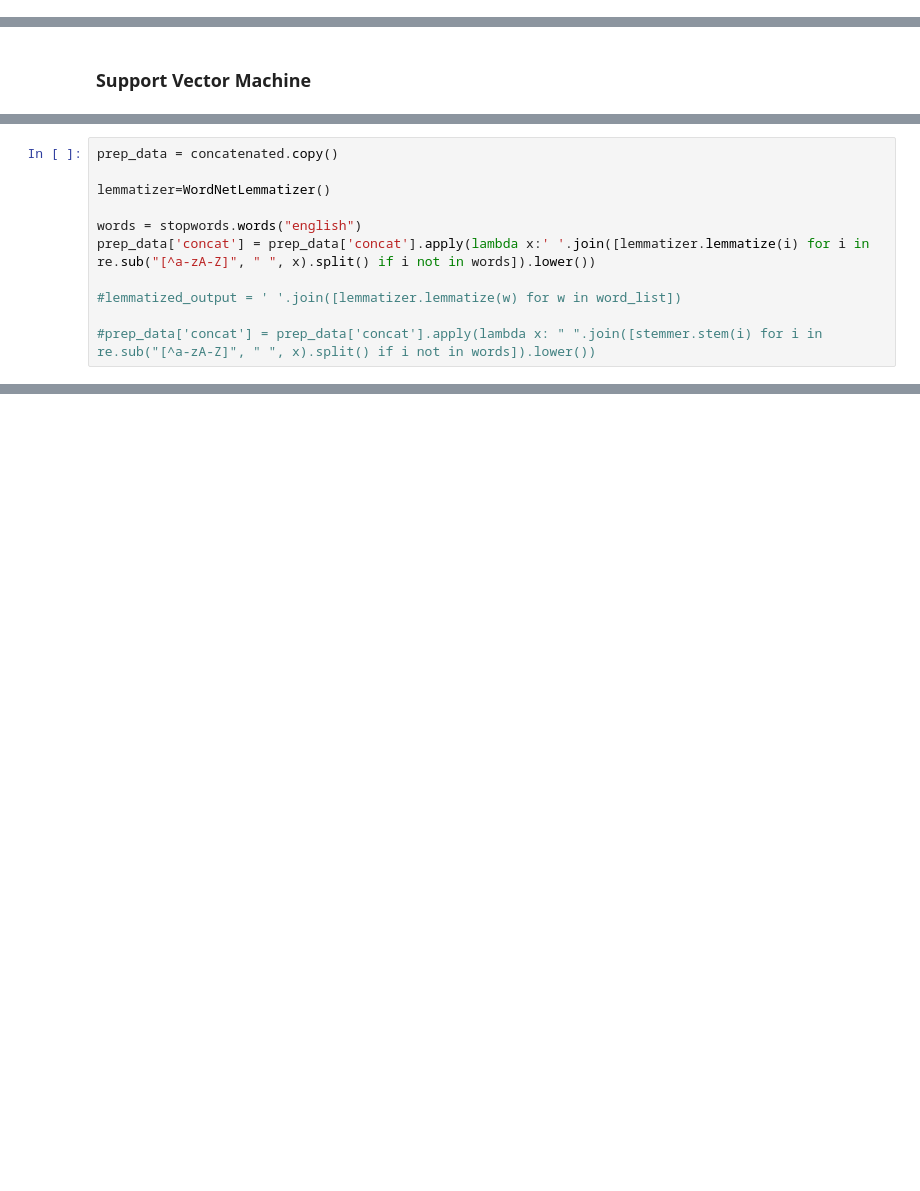
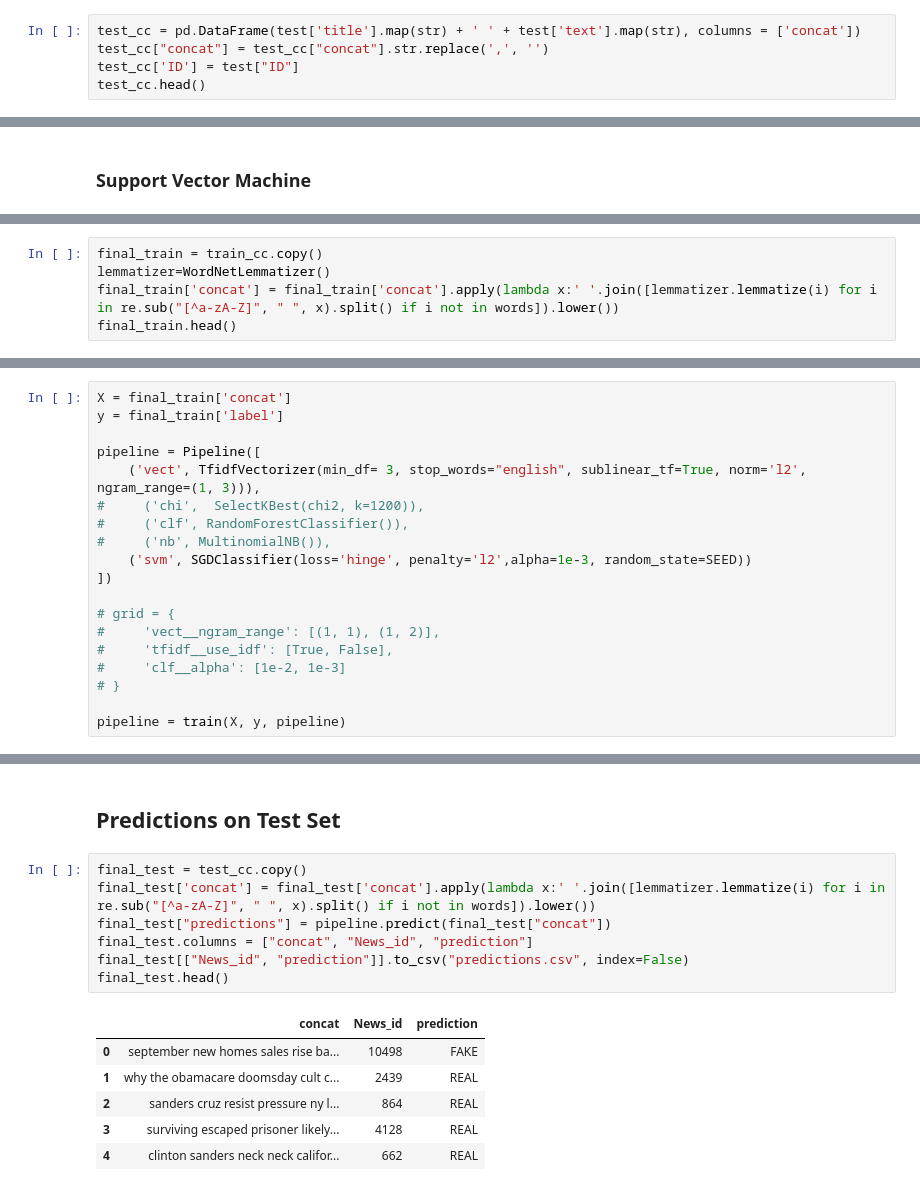
Before and after one commit to rahico91/NLP_Fake_News_Classification, a Jupyter notebook: Fake_vs_Real_Classification.ipynb, the cells around one changed output, grey strips where cells are left out. Saved outputs shown, nothing was run; the diff lists cells and outputs as text; blank space fills up the shorter version.

Commit message:
Cleaned Up Notebook, Added Predictions

```diff
--- a/Fake_vs_Real_Classification.ipynb
+++ b/Fake_vs_Real_Classification.ipynb
@@ -156,0 +137,5 @@ v_baseline
+# %%
+test_cc = pd.DataFrame(test['title'].map(str) + ' ' + test['text'].map(str), columns = ['concat'])
+test_cc["concat"] = test_cc["concat"].str.replace(',', '')
+test_cc['ID'] = test["ID"]
+test_cc.head()
@@ -246,11 +306,5 @@ Accuracy: 0.9075
 # %%
-prep_data = concatenated.copy()
-
+final_train = train_cc.copy()
 lemmatizer=WordNetLemmatizer()
-
-words = stopwords.words("english")
-prep_data['concat'] = prep_data['concat'].apply(lambda x:' '.join([lemmatizer.lemmatize(i) for i in re.sub("[^a-zA-Z]", " ", x).split() if i not in words]).lower())
-
-#lemmatized_output = ' '.join([lemmatizer.lemmatize(w) for w in word_list])
-
-#prep_data['concat'] = prep_data['concat'].apply(lambda x: " ".join([stemmer.stem(i) for i in re.sub("[^a-zA-Z]", " ", x).split() if i not in words]).lower())
+final_train['concat'] = final_train['concat'].apply(lambda x:' '.join([lemmatizer.lemmatize(i) for i in re.sub("[^a-zA-Z]", " ", x).split() if i not in words]).lower())
+final_train.head()
@@ -335,0 +320,19 @@ Cross validated scores: [0.92353823 0.92803598 0.90854573 0.92953523 0.91891892
+# %%
+X = final_train['concat']
+y = final_train['label']
+
+pipeline = Pipeline([
+    ('vect', TfidfVectorizer(min_df= 3, stop_words="english", sublinear_tf=True, norm='l2', ngram_range=(1, 3))),
+#     ('chi',  SelectKBest(chi2, k=1200)),
+#     ('clf', RandomForestClassifier()),
+#     ('nb', MultinomialNB()),
+    ('svm', SGDClassifier(loss='hinge', penalty='l2',alpha=1e-3, random_state=SEED))
+])
+
+# grid = {
+#     'vect__ngram_range': [(1, 1), (1, 2)],
+#     'tfidf__use_idf': [True, False],
+#     'clf__alpha': [1e-2, 1e-3]
+# }
+
+pipeline = train(X, y, pipeline)
@@ -335,0 +357,16 @@ Cross validated scores: [0.92353823 0.92803598 0.90854573 0.92953523 0.91891892
+# %% [markdown]
+## Predictions on Test Set
+# %%
+final_test = test_cc.copy()
+final_test['concat'] = final_test['concat'].apply(lambda x:' '.join([lemmatizer.lemmatize(i) for i in re.sub("[^a-zA-Z]", " ", x).split() if i not in words]).lower())
+final_test["predictions"] = pipeline.predict(final_test["concat"])
+final_test.columns = ["concat", "News_id", "prediction"]
+final_test[["News_id", "prediction"]].to_csv("predictions.csv", index=False)
+final_test.head()
+# %% [output]
+|  | concat | News_id | prediction |
+| 0 | september new homes sales rise ba... | 10498 | FAKE |
+| 1 | why the obamacare doomsday cult c... | 2439 | REAL |
+| 2 | sanders cruz resist pressure ny l... | 864 | REAL |
+| 3 | surviving escaped prisoner likely... | 4128 | REAL |
+| 4 | clinton sanders neck neck califor... | 662 | REAL |
```
Also changed, not shown: parts of 69 cells of this notebook.
